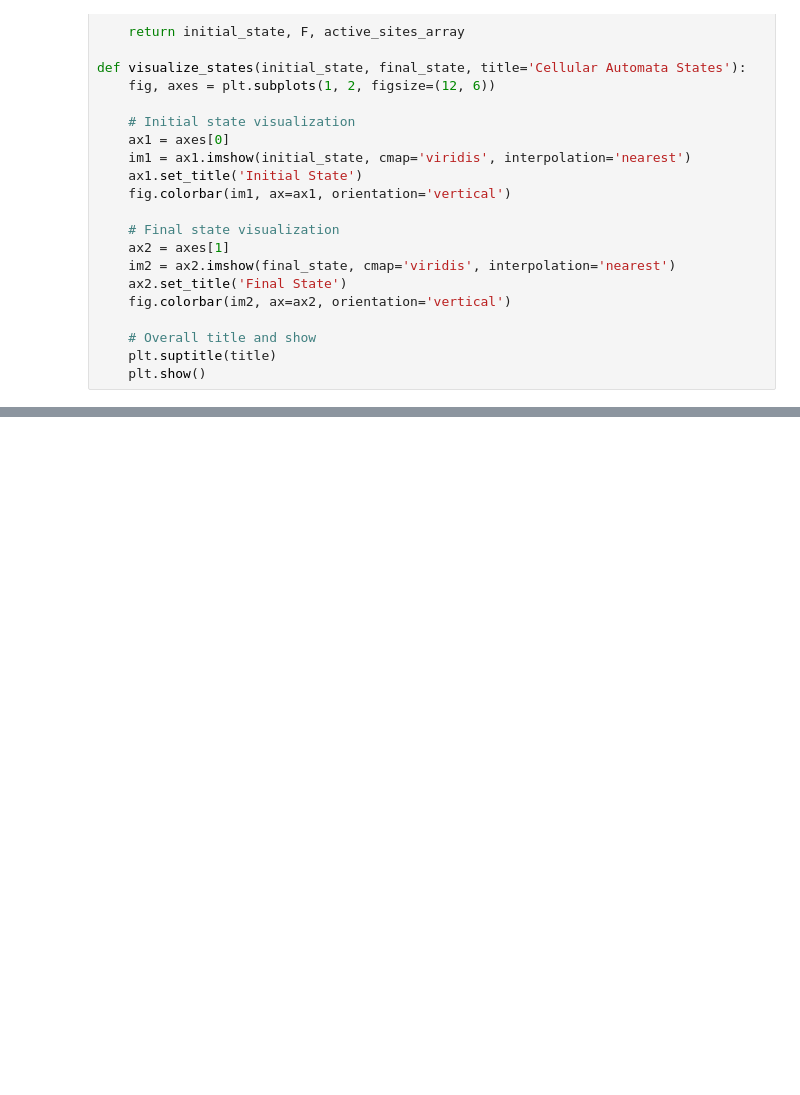
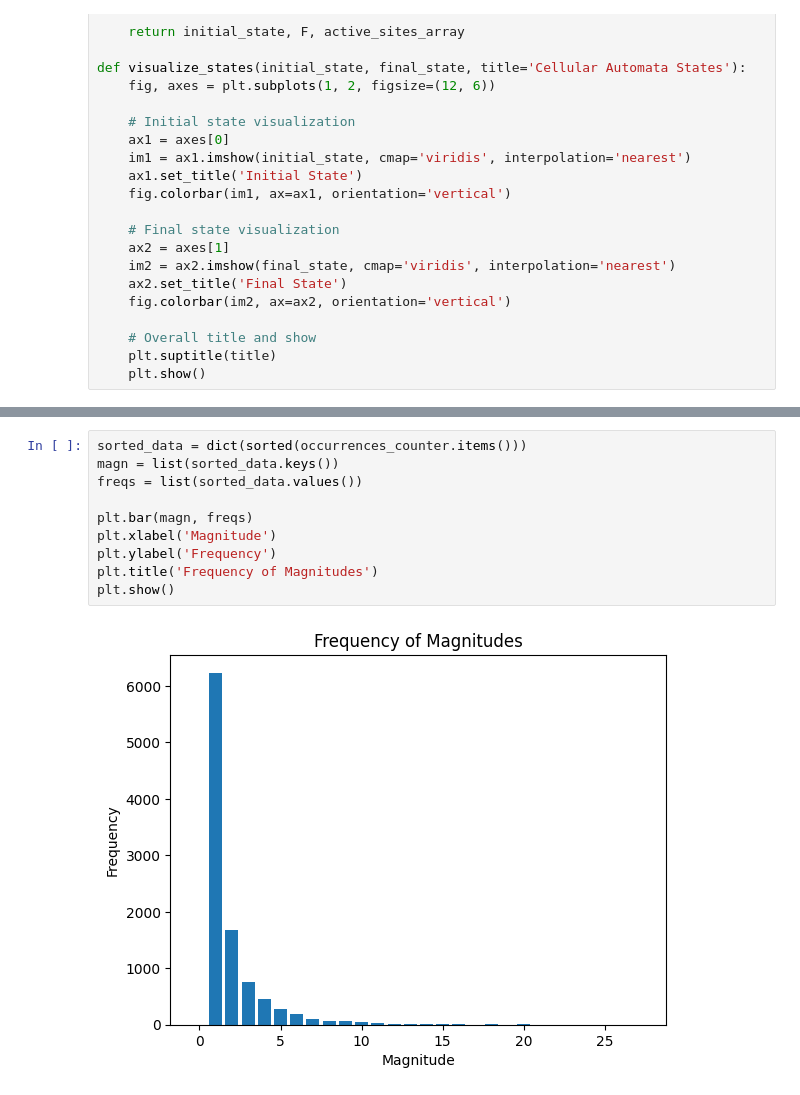
Before and after one commit to vitalismaxim/group_17, a Jupyter notebook: OFC.ipynb, the cells around one changed output, grey strips where cells are left out. Saved outputs shown, nothing was run; the diff lists cells and outputs as text; blank space fills up the shorter version.

```diff
--- a/OFC.ipynb
+++ b/OFC.ipynb
@@ -122,0 +125,12 @@ plt.plot(active_sites_moore, label='Moore')
+# %%
+sorted_data = dict(sorted(occurrences_counter.items()))
+magn = list(sorted_data.keys())
+freqs = list(sorted_data.values())
+
+plt.bar(magn, freqs)
+plt.xlabel('Magnitude')
+plt.ylabel('Frequency')
+plt.title('Frequency of Magnitudes')
+plt.show()
+# %% [output]
+[figure, added]
```
Also changed, not shown: parts of 5 cells of this notebook.
